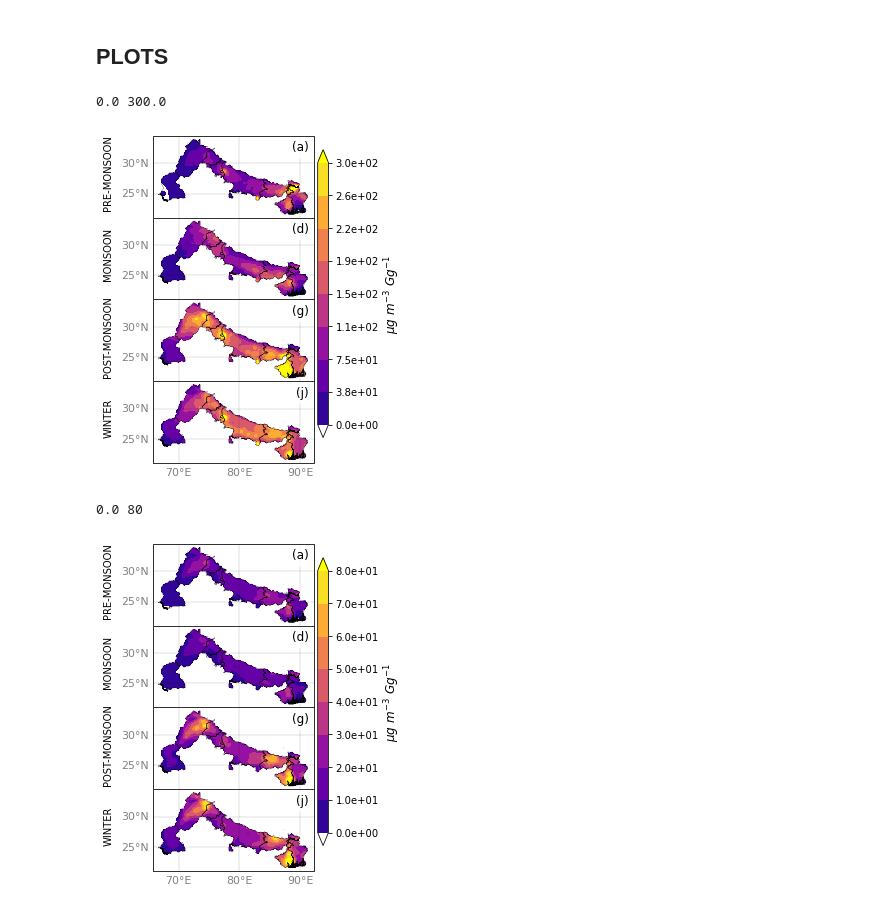
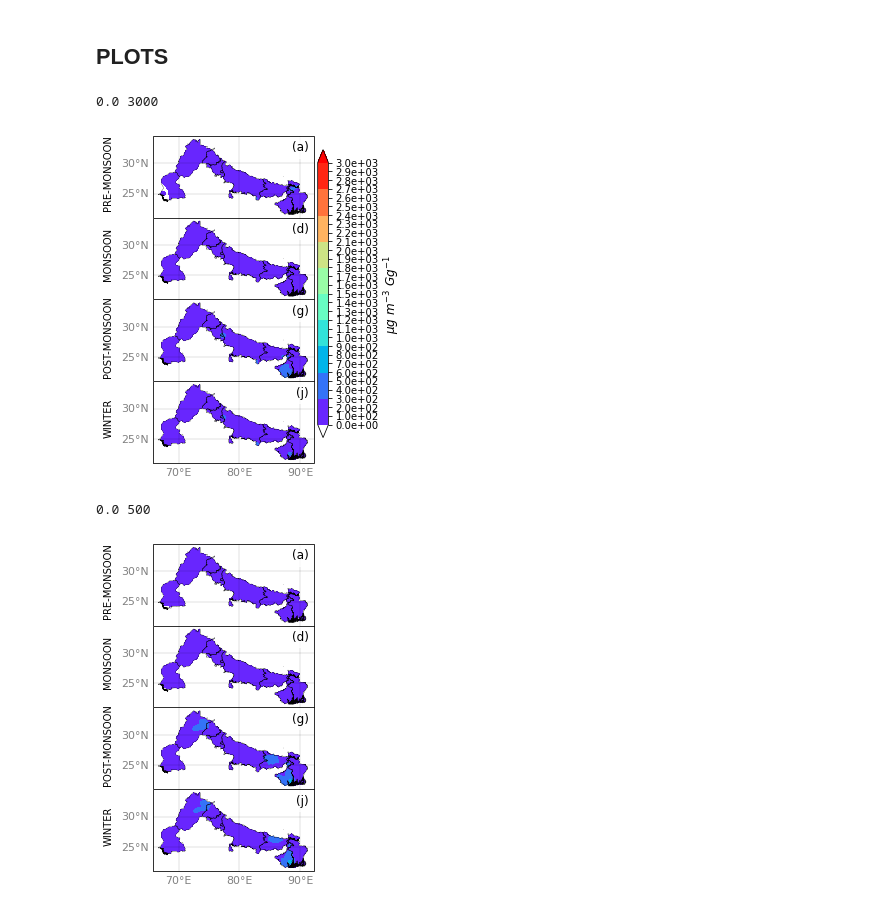
Before and after one commit to catemgn/AQ-IGP, a Jupyter notebook: analysis/pm25_OA/sensitivity_anthro.ipynb, the cells around one changed output. Drawn from its saved outputs; the diff is of its cells as text; code cells hidden in the pictures.

```diff
--- a/analysis/pm25_OA/sensitivity_anthro.ipynb
+++ b/analysis/pm25_OA/sensitivity_anthro.ipynb
@@ -274,7 +274,7 @@ def set_admin(axes, shp_path):
 
 
 def sensplot(lat,lon,pmds,mds,ads,wds,panels=["(a)","(d)","(g)","(j)"],vmin=None,vmax=None,title=None, label=None, leftlab=False,bar=False,axs=False, cmap="OrRd",levs=10,
-            figsize=[7, 10],format="%.2f",save=False,spath=None,name="plot",savef='pdf', dpi=100):
+            delta=50,figsize=[7, 10],format="%.2f",save=False,spath=None,name="plot",savef='pdf', dpi=100):
 
     fig, axes =plt.subplots(nrows=4,ncols=1,figsize=figsize, subplot_kw={'projection': ccrs.PlateCarree()})
 
@@ -301,23 +301,23 @@ def sensplot(lat,lon,pmds,mds,ads,wds,panels=["(a)","(d)","(g)","(j)"],vmin=None
     # premonsoon
     cspm=axes[0].contourf(lon,lat,vpm,transform=ccrs.PlateCarree(),cmap=cmap, vmin=vmin,vmax=vmax,levels=l,
                             extend="both")
-    cspm.cmap.set_over("#FFFF00")
+    cspm.cmap.set_over("#FF0000")
     cspm.cmap.set_under("#FFFFFF")
 
     # monsoon
     csm=axes[1].contourf(lon,lat,vm,transform=ccrs.PlateCarree(),cmap=cmap,vmin=vmin,vmax=vmax,levels=l,
                               extend="both")
-    csm.cmap.set_over("#FFFF00")
+    csm.cmap.set_over("#FF0000")
     csm.cmap.set_under("#FFFFFF")
     #autumn
     csa=axes[2].contourf(lon,lat,va,transform=ccrs.PlateCarree(),cmap=cmap,vmin=vmin,vmax=vmax,levels=l,
                            extend="both")
-    csa.cmap.set_over("#FFFF00")
+    csa.cmap.set_over("#FF0000")
     csa.cmap.set_under("#FFFFFF")
     #winter
     csw=axes[3].contourf(lon,lat,vw,transform=ccrs.PlateCarree(),cmap=cmap,vmin=vmin,vmax=vmax,levels=l,
                            extend="both")
-    csw.cmap.set_over("#FFFF00")
+    csw.cmap.set_over("#FF0000")
     csw.cmap.set_under("#FFFFFF")
 
     if axs==True:
@@ -344,11 +344,13 @@ def sensplot(lat,lon,pmds,mds,ads,wds,panels=["(a)","(d)","(g)","(j)"],vmin=None
 
 
     if bar==True:
+        delta
     #fig.subplots_adjust(right=0.8,hspace=0.4)
         cbar_ax = fig.add_axes([0.92, 0.1, 0.05, 0.8])  #[left, bottom, width, height]
         cbar= fig.colorbar(csw, cax=cbar_ax,pad=0.35,shrink=1, format=format)
         cbar.set_label(label,fontsize=12)
         cbar.ax.tick_params(labelsize='medium')
+        cbar.set_ticks(list(range(0, vmax+delta, delta)))
 
     if title is not None:
         axes[0].set_title(title, fontsize=12,pad=20)
@@ -369,17 +371,17 @@ lat =spm25["aut"].XLAT[0,:, :]
 # %%
 #PM2.5
 savepth="./"
-sensplot(lat,lon,spm25["pmon"].sty,spm25["mon"].sty,spm25["aut"].sty,spm25["win"].sty,cmap="plasma",axs=True,bar=True,leftlab=True,vmax=3e2,label="$\mu g~m^{-3}~Gg^{-1}$",
-        levs=9,format="%.1e",figsize=[3,5],save=True, spath=savepth,name="anthro_pm25",savef='png', dpi=300)
+sensplot(lat,lon,spm25["pmon"].sty,spm25["mon"].sty,spm25["aut"].sty,spm25["win"].sty,cmap="rainbow",axs=True,bar=True,leftlab=True,vmax=3000,label="$\mu g~m^{-3}~Gg^{-1}$",
+        levs=11,delta=100,format="%.1e",figsize=[3,5],save=True, spath=savepth,name="anthro_pm25",savef='png', dpi=300)
 # %% [output]
-0.0 300.0
+0.0 3000
-[figure, old version]
+[figure, new version]
 # %%
 #POA
-sensplot(lat,lon,sPOA["pmon"].sty,sPOA["mon"].sty,sPOA["aut"].sty,sPOA["win"].sty,cmap="plasma",axs=True,bar=True,leftlab=True,vmax=80,
-        levs=9,label="$\mu g~m^{-3}~Gg^{-1}$",format="%.1e",figsize=[3,5],save=True, spath=savepth,name="anthro_poa",savef='png', dpi=300)
+sensplot(lat,lon,sPOA["pmon"].sty,sPOA["mon"].sty,sPOA["aut"].sty,sPOA["win"].sty,cmap="rainbow",axs=True,bar=False,leftlab=True,vmax=500,
+        levs=11,label="$\mu g~m^{-3}~Gg^{-1}$",format="%1.e",figsize=[3,5],save=True, spath=savepth,name="anthro_poa",savef='png', dpi=300)
 # %% [output]
-0.0 80
+0.0 500
-[figure, old version]
+[figure, new version]
 # %%
 #OA
```
Also changed, not shown: parts of 2 cells of this notebook, 4 other files.
